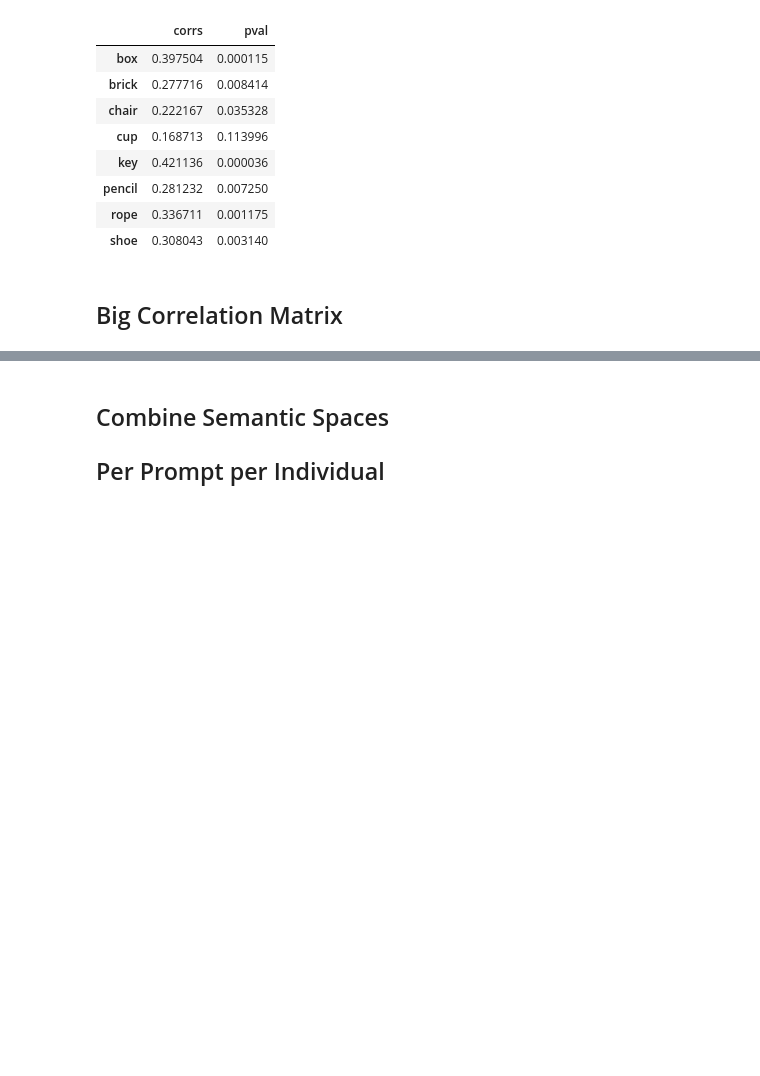
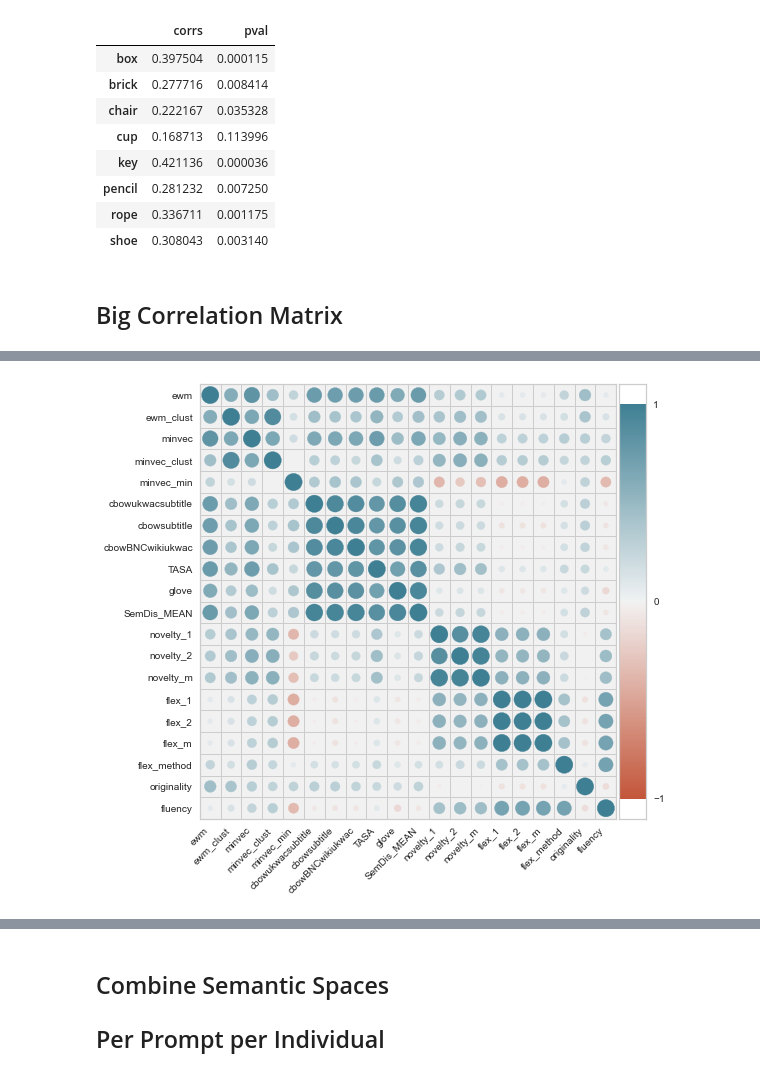
Before and after one commit to DijunQuant/AUT-Scoring, a Jupyter notebook: scripts/all_metrics_analysis.ipynb, the cells around one changed output, grey strips where cells are left out. Cells and saved outputs as stored; diff of their text form; code cells hidden in the pictures; blank space fills up the shorter version.

Commit message:
making visualizaitons

```diff
--- a/scripts/all_metrics_analysis.ipynb
+++ b/scripts/all_metrics_analysis.ipynb
@@ -233,0 +238,18 @@ mega_matrix = calculate_mega_matrix(novelty_dict.values(), flexibility_dict.valu
+# %%
+def get_collapsed_table(novelty_dict_values, flexibility_dict_values, originality_dict_value, fluency_dict_value):
+    collapse_novelty_df = pd.concat(novelty_dict_values)
+    collapse_flexibility_df = pd.concat(flexibility_dict_values)
+    collapse_originality_df = pd.concat(originality_dict_value)
+    collapse_fluency_df = pd.concat(fluency_dict_value)
+    participant_avg_novelty_df = get_novelty_avg_semdis(collapse_novelty_df)
+    participant_avg_flexibility_df = get_flexibility_avg(collapse_flexibility_df)
+    participant_avg_originality_df = get_originality_avg(collapse_originality_df)
+    participant_avg_fluency_df = get_fluency_avg(collapse_fluency_df)
+    combined_df = pd.merge(participant_avg_novelty_df, participant_avg_flexibility_df, how='inner', on = 'id')
+    combined_df = pd.merge(combined_df, participant_avg_originality_df, how='inner', on = 'id')
+    combined_df = pd.merge(combined_df, participant_avg_fluency_df, how='inner', on = 'id')
+    combined_df = combined_df.drop('id', axis=1)
+    display(combined_df)
+    return combined_df
+# %%
+collapsed_table = get_collapsed_table(novelty_dict.values(), flexibility_dict.values(), originality_dict.values(), fluency_dict.values())
@@ -233,0 +270,5 @@ mega_matrix = calculate_mega_matrix(novelty_dict.values(), flexibility_dict.valu
+# %%
+plt.figure(figsize=(8, 8))
+corr_matrix = corrplot(collapsed_table.corr(), size_scale=300, marker='o')
+# %% [output]
+[figure, added]
```
Also changed, not shown: parts of 41 cells of this notebook, 10 other files.
